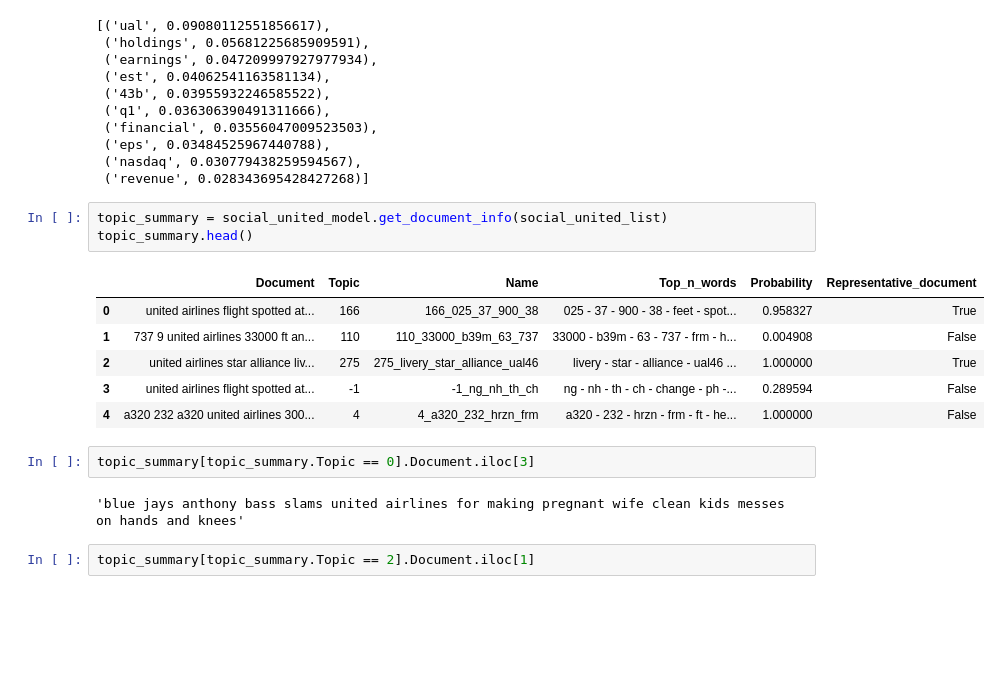
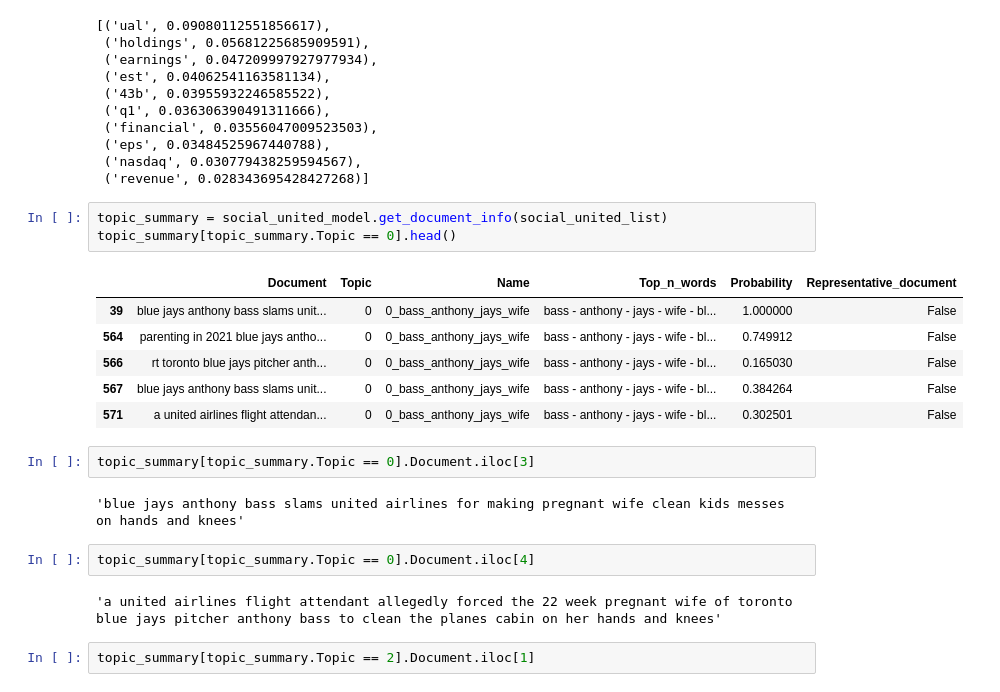
Before and after one commit to yavuzsunor/brand-analysis, a Jupyter notebook: notebooks/1_Analysis.ipynb, the cells around one changed output. Cells and saved outputs as stored; diff of their text form; blank space fills up the shorter version.

```diff
--- a/notebooks/1_Analysis.ipynb
+++ b/notebooks/1_Analysis.ipynb
@@ -591,18 +599,22 @@ social_united_model.get_topic(3)
  ('revenue', 0.028343695428427268)]
 # %%
 topic_summary = social_united_model.get_document_info(social_united_list)
-topic_summary.head()
+topic_summary[topic_summary.Topic == 0].head()
 # %% [output]
 |  | Document | Topic | Name | Top_n_words | Probability | Representative_document |
-| 0 | united airlines flight spotted at... | 166 | 166_025_37_900_38 | 025 - 37 - 900 - 38 - feet - spot... | 0.958327 | True |
-| 1 | 737 9 united airlines 33000 ft an... | 110 | 110_33000_b39m_63_737 | 33000 - b39m - 63 - 737 - frm - h... | 0.004908 | False |
-| 2 | united airlines star alliance liv... | 275 | 275_livery_star_alliance_ual46 | livery - star - alliance - ual46 ... | 1.000000 | True |
-| 3 | united airlines flight spotted at... | -1 | -1_ng_nh_th_ch | ng - nh - th - ch - change - ph -... | 0.289594 | False |
-| 4 | a320 232 a320 united airlines 300... | 4 | 4_a320_232_hrzn_frm | a320 - 232 - hrzn - frm - ft - he... | 1.000000 | False |
+| 39 | blue jays anthony bass slams unit... | 0 | 0_bass_anthony_jays_wife | bass - anthony - jays - wife - bl... | 1.000000 | False |
+| 564 | parenting in 2021 blue jays antho... | 0 | 0_bass_anthony_jays_wife | bass - anthony - jays - wife - bl... | 0.749912 | False |
+| 566 | rt toronto blue jays pitcher anth... | 0 | 0_bass_anthony_jays_wife | bass - anthony - jays - wife - bl... | 0.165030 | False |
+| 567 | blue jays anthony bass slams unit... | 0 | 0_bass_anthony_jays_wife | bass - anthony - jays - wife - bl... | 0.384264 | False |
+| 571 | a united airlines flight attendan... | 0 | 0_bass_anthony_jays_wife | bass - anthony - jays - wife - bl... | 0.302501 | False |
 # %%
 topic_summary[topic_summary.Topic == 0].Document.iloc[3]
 # %% [output]
 'blue jays anthony bass slams united airlines for making pregnant wife clean kids messes on hands and knees'
+# %%
+topic_summary[topic_summary.Topic == 0].Document.iloc[4]
+# %% [output]
+'a united airlines flight attendant allegedly forced the 22 week pregnant wife of toronto blue jays pitcher anthony bass to clean the planes cabin on her hands and knees'
 # %%
 topic_summary[topic_summary.Topic == 2].Document.iloc[1]
 # %% [output]
```
Also changed, not shown: parts of 20 cells of this notebook, 2 other files.
